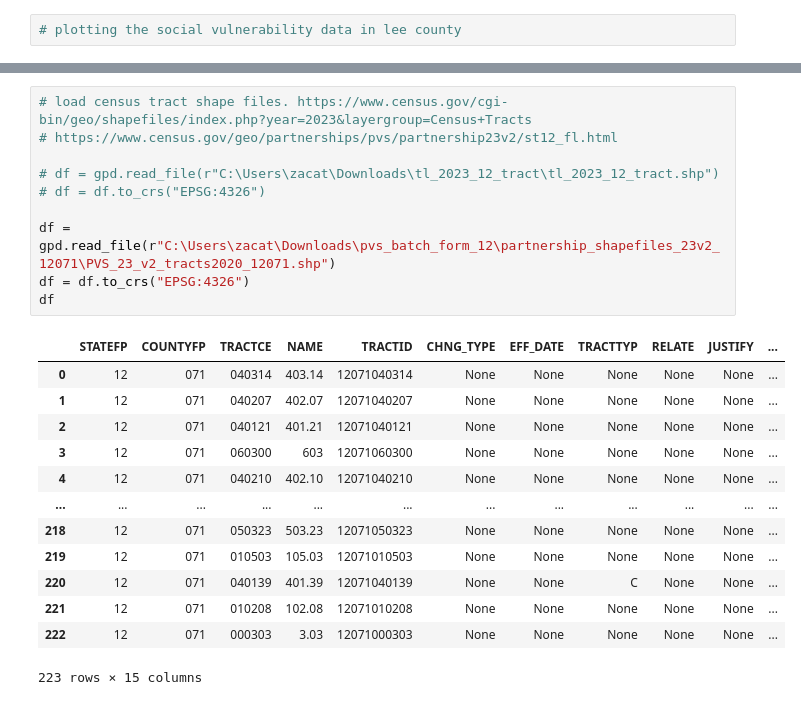
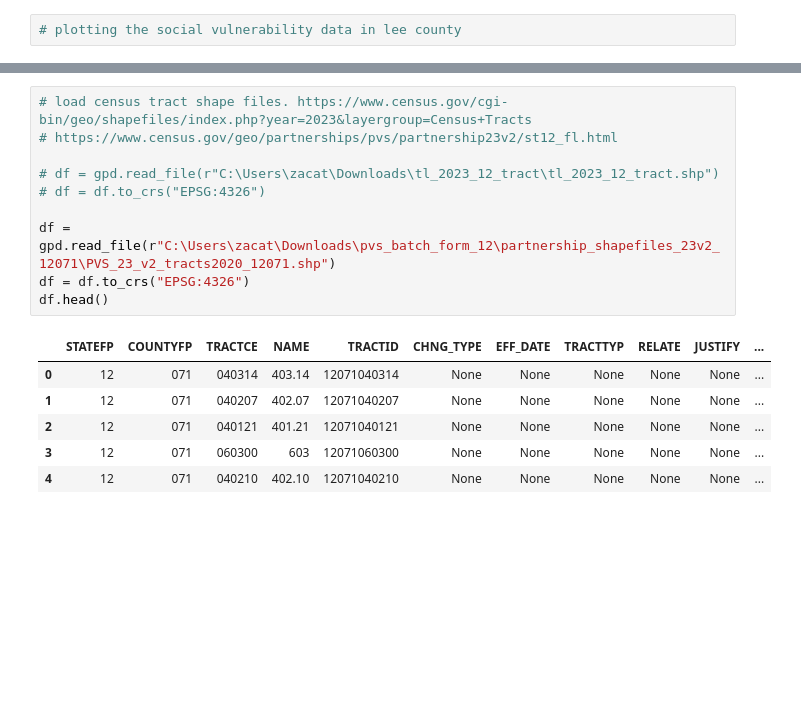
Before and after one commit to zacbakerr/open-fema-analysis, a Jupyter notebook: lee_county_analysis.ipynb, the cells around one changed output, grey strips where cells are left out. Saved outputs shown, nothing was run; the diff lists cells and outputs as text; blank space fills up the shorter version.

```diff
--- a/lee_county_analysis.ipynb
+++ b/lee_county_analysis.ipynb
@@ -202,24 +226,17 @@ from mpl_toolkits.axes_grid1 import make_axes_locatable
 # %%
 # load census tract shape files. https://www.census.gov/cgi-bin/geo/shapefiles/index.php?year=2023&layergroup=Census+Tracts
 # https://www.census.gov/geo/partnerships/pvs/partnership23v2/st12_fl.html
 
 # df = gpd.read_file(r"C:\Users\zacat\Downloads\tl_2023_12_tract\tl_2023_12_tract.shp")
 # df = df.to_crs("EPSG:4326")
 
 df = gpd.read_file(r"C:\Users\zacat\Downloads\pvs_batch_form_12\partnership_shapefiles_23v2_12071\PVS_23_v2_tracts2020_12071.shp")
 df = df.to_crs("EPSG:4326")
-df
+df.head()
 # %% [output]
 |  | STATEFP | COUNTYFP | TRACTCE | NAME | TRACTID | CHNG_TYPE | EFF_DATE | TRACTTYP | RELATE | JUSTIFY | ... |
 | 0 | 12 | 071 | 040314 | 403.14 | 12071040314 | None | None | None | None | None | ... |
 | 1 | 12 | 071 | 040207 | 402.07 | 12071040207 | None | None | None | None | None | ... |
 | 2 | 12 | 071 | 040121 | 401.21 | 12071040121 | None | None | None | None | None | ... |
 | 3 | 12 | 071 | 060300 | 603 | 12071060300 | None | None | None | None | None | ... |
 | 4 | 12 | 071 | 040210 | 402.10 | 12071040210 | None | None | None | None | None | ... |
-| ... | ... | ... | ... | ... | ... | ... | ... | ... | ... | ... | ... |
-| 218 | 12 | 071 | 050323 | 503.23 | 12071050323 | None | None | None | None | None | ... |
-| 219 | 12 | 071 | 010503 | 105.03 | 12071010503 | None | None | None | None | None | ... |
-| 220 | 12 | 071 | 040139 | 401.39 | 12071040139 | None | None | C | None | None | ... |
-| 221 | 12 | 071 | 010208 | 102.08 | 12071010208 | None | None | None | None | None | ... |
-| 222 | 12 | 071 | 000303 | 3.03 | 12071000303 | None | None | None | None | None | ... |
-223 rows × 15 columns
```
Also changed, not shown: parts of 7 cells of this notebook.
